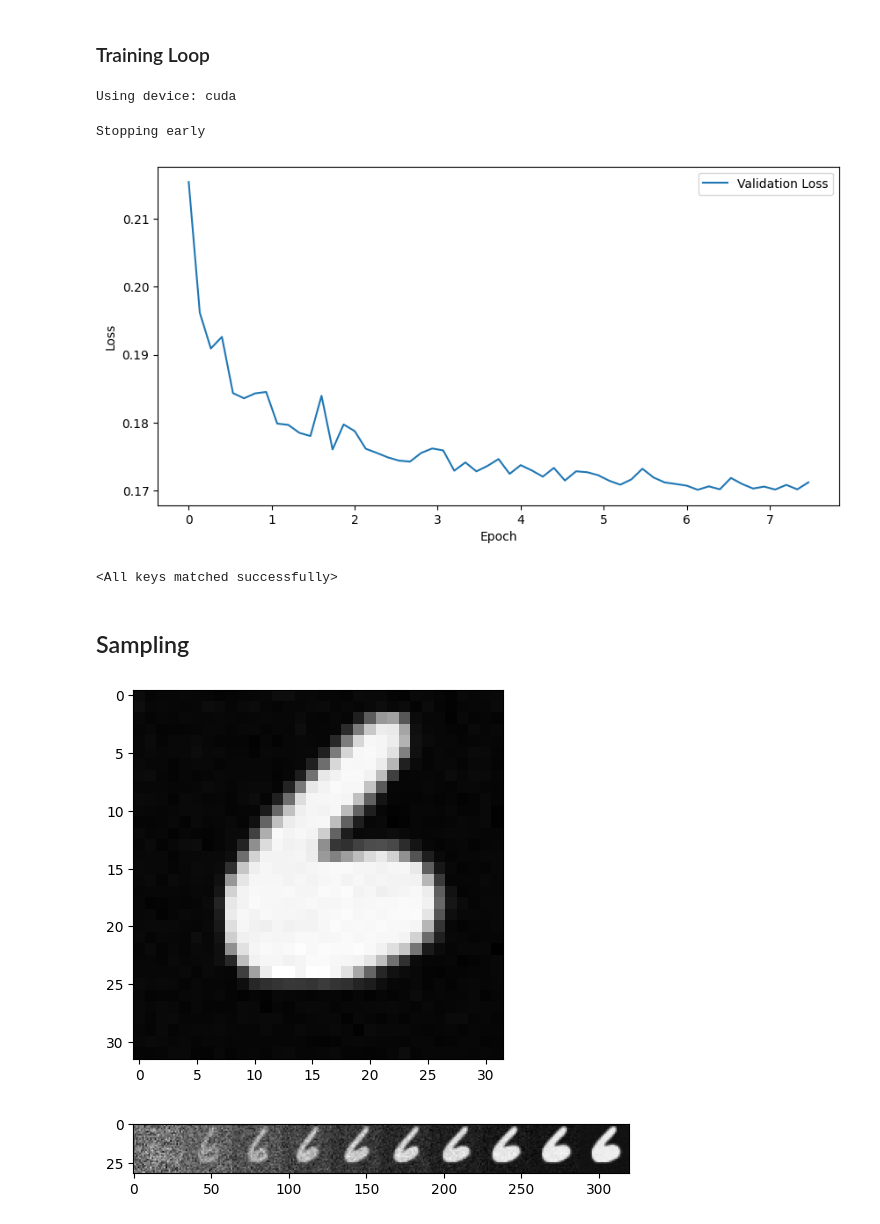
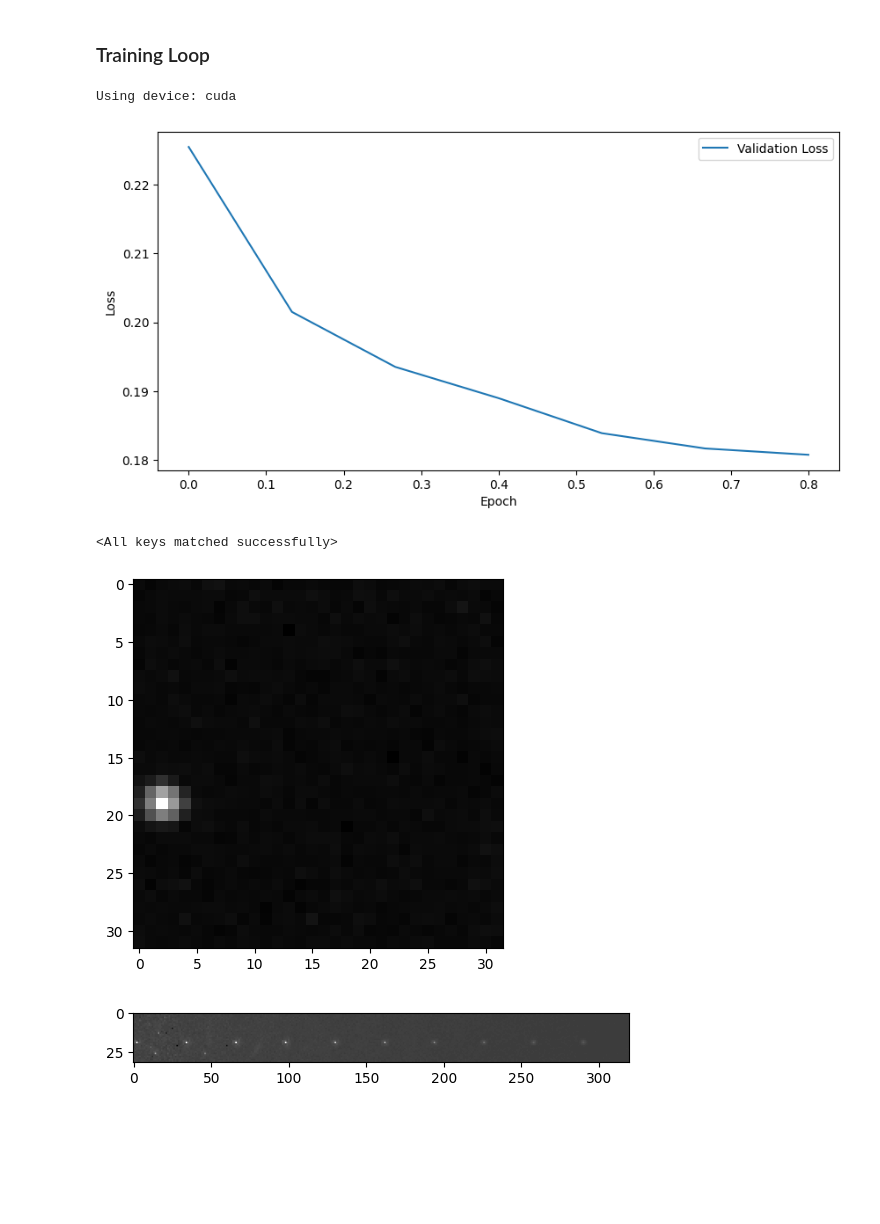
Before and after one commit to Nasotro/Diffusion-Implementation, a Jupyter notebook: v2MNIST.ipynb, the cells around one changed output. Saved outputs shown, nothing was run; the diff lists cells and outputs as text; code cells hidden in the pictures; blank space fills up the shorter version.

```diff
--- a/v2MNIST.ipynb
+++ b/v2MNIST.ipynb
@@ -90,13 +111,13 @@ print(datas[1][1])
 n_epochs = 10
 batch_size = 16
 lr = 1e-3
-max_time_steps = 200
+max_time_steps = 100
 eval_every = 500
 patience = 5000
 
 # model creation
-net = Unet(64, depth=3, time_embed_dim=32, label_emb_dim=32,
-           num_label=10, initial_channels=1, conv_layers=2)
+net = Unet(64, depth=2, time_embed_dim=16, label_emb_dim=16,
+           num_label=10, initial_channels=1, conv_layers=1)
 net.apply(init_weights)
 
 # dataset creation
@@ -141,7 +162,7 @@ for epoch in range(n_epochs):
 
         optimizer.zero_grad()
 
-        predicted_noise = net(noisy_imgs, time_steps, labels)
+        predicted_noise = net(noisy_imgs, time_steps, labels, verbose=False)
         loss = criterion(predicted_noise, noises)
 
         loss.backward()
@@ -161,7 +182,7 @@ for epoch in range(n_epochs):
             if val_loss < best_loss:
                 best_loss = val_loss
                 best_loss_i = epoch * len(train_loader) + i
-                torch.save(net.state_dict(), 'best_model_CIFAR.pth')
+                torch.save(net.state_dict(), 'best_model_MNIST.pth')
 
             if epoch * len(train_loader) + i - best_loss_i > patience:
                 print("Stopping early")
@@ -172,7 +193,8 @@ for epoch in range(n_epochs):
         # show_image(predicted_noise[0], title="predicted noise")
 
         # break
-        scheduler.step()
+        # scheduler.step()
+        # train_loader_tqdm.set_postfix({'Loss': loss.item(), 'Val Loss': val_loss, 'lr': scheduler.get_last_lr()[0]})
     # if epoch % 4 == 0:
     #     scheduler.step()
     if stoping:
@@ -189,16 +211,13 @@ plt.legend()
 plt.show()
 # %% [output]
 Using device: cuda
-Stopping early
-[figure, old version]
+[figure, new version]
 # %%
-net.load_state_dict(torch.load('best_model_CIFAR.pth'))
+net.load_state_dict(torch.load('best_model_MNIST.pth'))
 # %% [output]
 <All keys matched successfully>
-# %% [markdown]
-## Sampling
 # %%
-max_time_steps = 200
+max_time_steps = 90
 
 n_samples = 1
 xt = torch.randn((n_samples, 1, 32, 32)).to(device)
@@ -227,32 +246,32 @@ for _ in range(1):
             epsilon = net(xt, t, label)
             a = ((1 - a_t)/(torch.sqrt(1 - alpha_t_barre))).view(n_samples, 1, 1, 1)
             b = (1/torch.sqrt(a_t)).view(n_samples, 1, 1, 1)
 
             if t.item() % (max_time_steps / 10) == 0:
                 # print(t.item())
                 full_img = torch.cat((full_img, xt), 3)
                 full_predicted_noise = torch.cat((full_predicted_noise, epsilon), 3)
                 # print(xt.shape)
                 # show_image(xt[0])
                 # show_image(full_img[0])
 
             # print(t[0].item(), a_t[0].item(), alpha_t_barre[0].item(), sigma[0].item(), a[0].item(), b[0].item(), z.shape, epsilon.shape, sep=' | ')
             # print(xt.shape, epsilon.shape)
 
             # xt = b*(xt - a*epsilon) + sigma*z
 
             # xt = torch.sqrt(1 - a_t).view(n_samples, 1, 1, 1) * epsilon + sigma * z
 
             xt = b * (xt - torch.sqrt(1-alpha_t_barre)*epsilon) + sigma*z
 
             # print(xt[0][0][0][0], xt[0][1][0][0], xt[0][2][0][0])
             # print(xt[0])
 
         show_image(xt[0])
 
     # print(full_img.shape)
         show_image(full_img[0])
         # show_image(full_predicted_noise[0])
 # %% [output]
-[figure, old version]
+[figure, new version]
-[figure, old version]
+[figure, new version]
```
Also changed, not shown: parts of 2 cells of this notebook, 6 other files.
